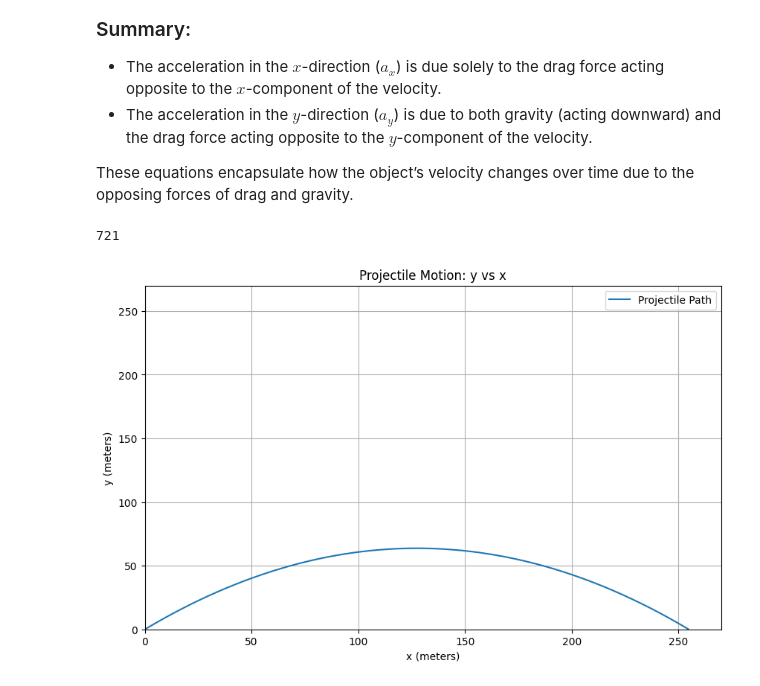
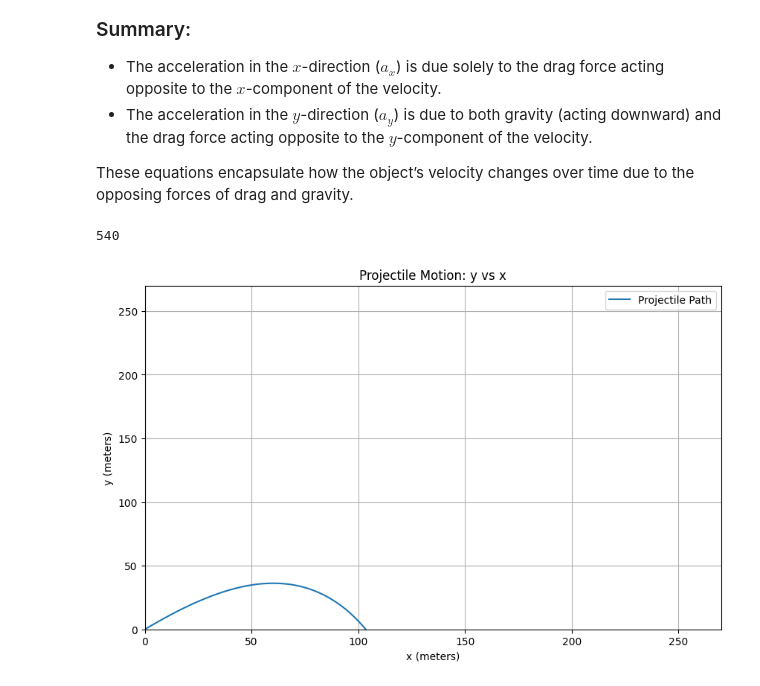
Before and after one commit to busboom-software-studio/PINNiped, a Jupyter notebook: notebooks/examples/Trajectory.ipynb, the cells around one changed output. Drawn from its saved outputs; the diff is of its cells as text; code cells hidden in the pictures.

```diff
--- a/notebooks/examples/Trajectory.ipynb
+++ b/notebooks/examples/Trajectory.ipynb
@@ -62,7 +62,7 @@ def event_y_below_zero(t, state):
 event_y_below_zero.terminal = True
 event_y_below_zero.direction = -1
 
-C_d = 0 #0.47  # Drag coefficient
+C_d = 0.047  # Drag coefficient
 rho = 1.225  # Air density (kg/m^3)
 A = 0.045  # Cross-sectional area (m^2)
 
@@ -121,7 +121,7 @@ def throw(v0, angle, drag_f):
     # However, note that these equations are working with vectors, not scalars like they were in
     # projectile_motion()
 
-    drag_v = np.vectorize(drag)
+    # drag_v = np.vectorize(drag)
 
     F_d = drag_f(t, vx, vy)
 
@@ -133,32 +133,32 @@ def throw(v0, angle, drag_f):
 
     data = {
         't': t,
         'x': x,
         'y': y,
         'vx': vx,
         'vy': vy,
         'ax': ax,
         'ay': ay,
         'F_d': F_d
     }
 
     return pd.DataFrame(data)
 
 df = throw(50, 45, drag)
 
 print(len(df))
 
 # Plot y vs x
 plt.figure(figsize=(10, 6))
 plt.plot(df['x'], df['y'], label='Projectile Path')
 plt.xlabel('x (meters)')
 plt.ylabel('y (meters)')
 plt.ylim(0,270)
 plt.xlim(0,270)
 plt.title('Projectile Motion: y vs x')
 plt.legend()
 plt.grid(True)
 plt.show()
 # %% [output]
-721
+540
-[figure, old version]
+[figure, new version]
```
Also changed, not shown: parts of 2 cells of this notebook.
